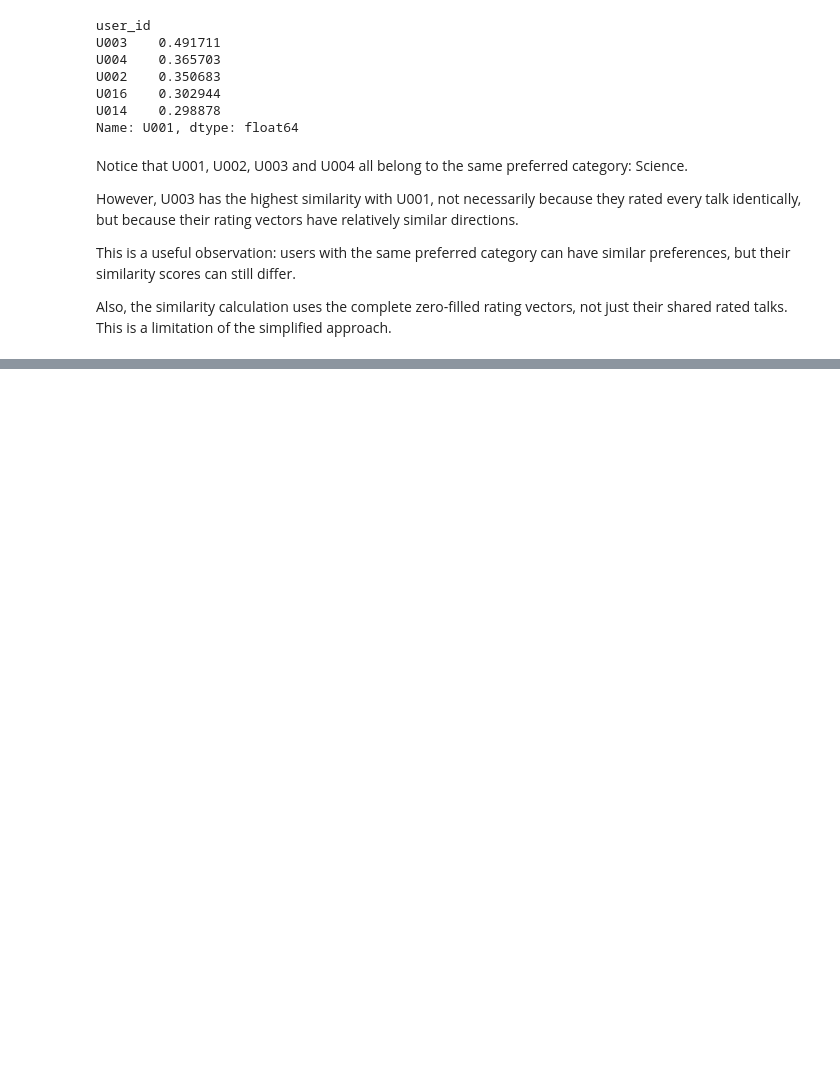
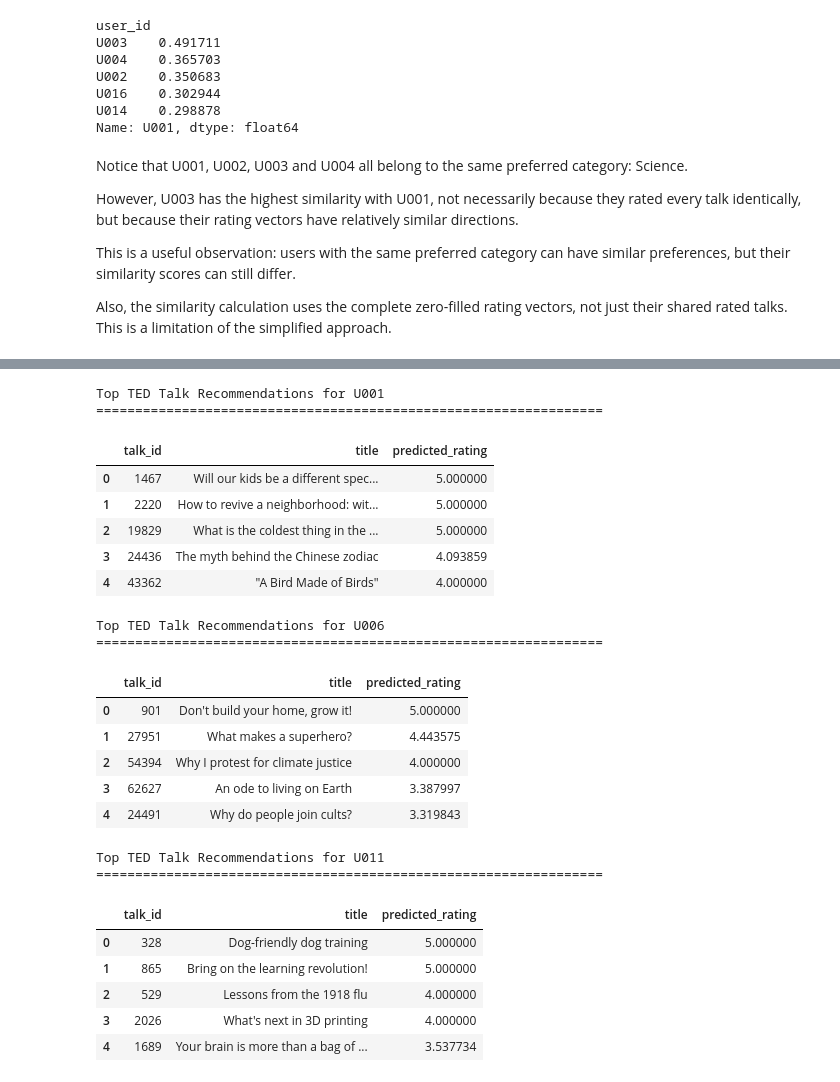
Before and after one commit to springboardmentor098/TED-TALK-RECOMMENDATION-SYSTEM, a Jupyter notebook: notebooks/08_collaborative_filtering.ipynb, the cells around one changed output, grey strips where cells are left out. Saved outputs shown, nothing was run; the diff lists cells and outputs as text; code cells hidden in the pictures; blank space fills up the shorter version.

```diff
--- a/notebooks/08_collaborative_filtering.ipynb
+++ b/notebooks/08_collaborative_filtering.ipynb
@@ -240,0 +348,12 @@ Also, the similarity calculation uses the complete zero-filled rating vectors, n
+# %%
+
+test_users = ["U001", "U006", "U011"]
+
+for user_id in test_users:
+
+    print(f"\nRecommendations for {user_id}")
+    print("-" * 45)
+
+    recommendations = recommend_for_user(user_id, top_n=5)
+
+    display(recommendations)
@@ -240,0 +464,7 @@ Also, the similarity calculation uses the complete zero-filled rating vectors, n
+# %%
+
+talks_df = pd.read_csv("../data/processed/ted_talks_cleaned.csv")
+
+print("Original TED Talks Dataset Shape:", talks_df.shape)
+
+display(talks_df[["talk_id", "title"]].head())
@@ -240,0 +496,49 @@ Also, the similarity calculation uses the complete zero-filled rating vectors, n
+# %%
+# Display recommendations with TED Talk titles
+
+# We'll now merge the recommendations with the original dataset.
+
+for user_id in test_users:
+
+    recommendations = recommend_for_user(user_id, top_n=5)
+
+    recommendations_with_titles = recommendations.merge(
+        talks_df[["talk_id", "title"]],
+        on="talk_id",
+        how="left",
+        validate="many_to_one"
+    )
+
+    recommendations_with_titles = recommendations_with_titles[
+        ["talk_id", "title", "predicted_rating"]
+    ]
+
+    print(f"\nTop TED Talk Recommendations for {user_id}")
+    print("=" * 65)
+
+    display(recommendations_with_titles)
+# %% [output]
+Top TED Talk Recommendations for U001
+=================================================================
+|  | talk_id | title | predicted_rating |
+| 0 | 1467 | Will our kids be a different spec... | 5.000000 |
+| 1 | 2220 | How to revive a neighborhood: wit... | 5.000000 |
+| 2 | 19829 | What is the coldest thing in the ... | 5.000000 |
+| 3 | 24436 | The myth behind the Chinese zodiac | 4.093859 |
+| 4 | 43362 | "A Bird Made of Birds" | 4.000000 |
+Top TED Talk Recommendations for U006
+=================================================================
+|  | talk_id | title | predicted_rating |
+| 0 | 901 | Don't build your home, grow it! | 5.000000 |
+| 1 | 27951 | What makes a superhero? | 4.443575 |
+| 2 | 54394 | Why I protest for climate justice | 4.000000 |
+| 3 | 62627 | An ode to living on Earth | 3.387997 |
+| 4 | 24491 | Why do people join cults? | 3.319843 |
+Top TED Talk Recommendations for U011
+=================================================================
+|  | talk_id | title | predicted_rating |
+| 0 | 328 | Dog-friendly dog training | 5.000000 |
+| 1 | 865 | Bring on the learning revolution! | 5.000000 |
+| 2 | 529 | Lessons from the 1918 flu | 4.000000 |
+| 3 | 2026 | What's next in 3D printing | 4.000000 |
+| 4 | 1689 | Your brain is more than a bag of ... | 3.537734 |
```
Also changed, not shown: parts of 11 cells of this notebook, 1 other file.
